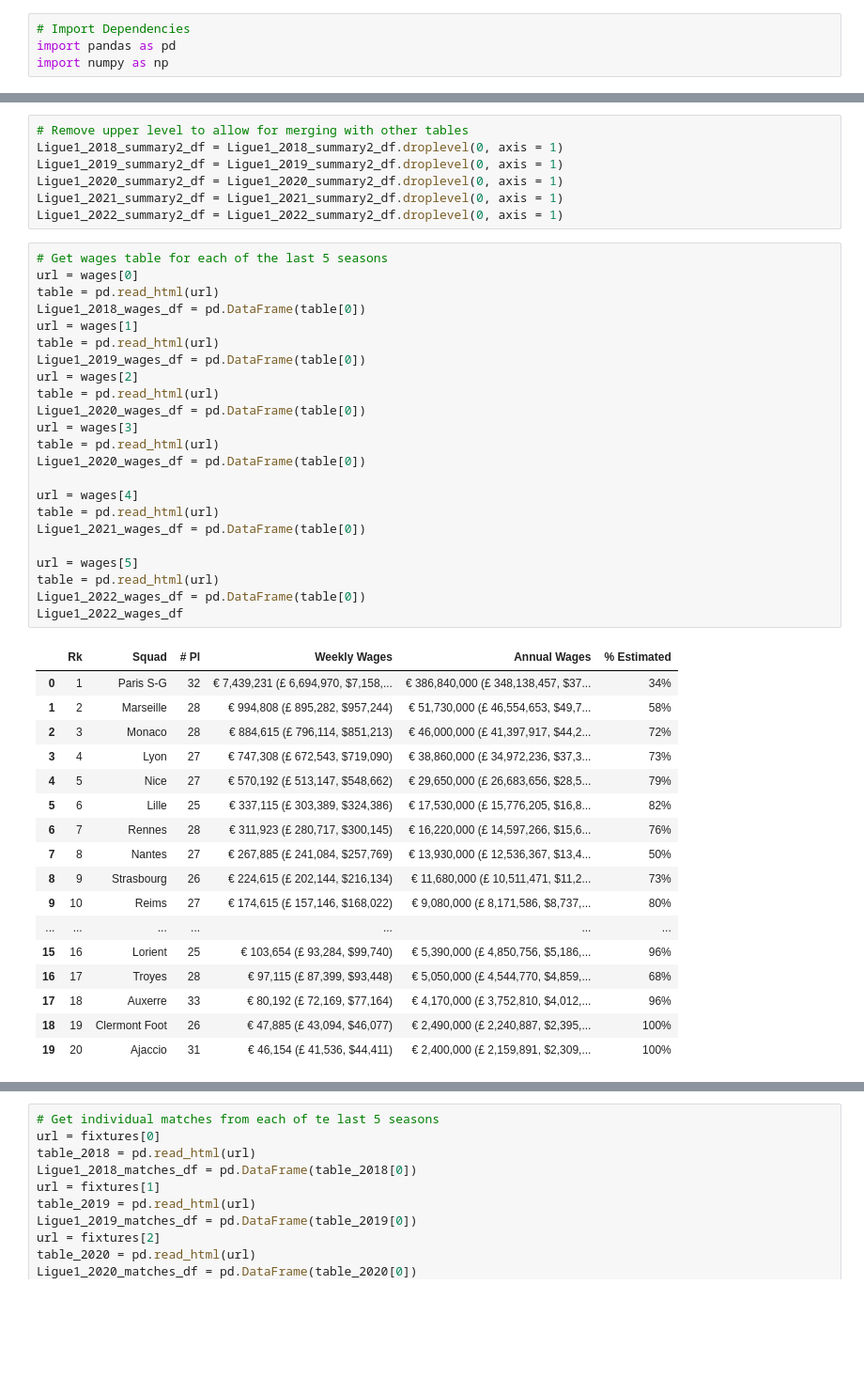
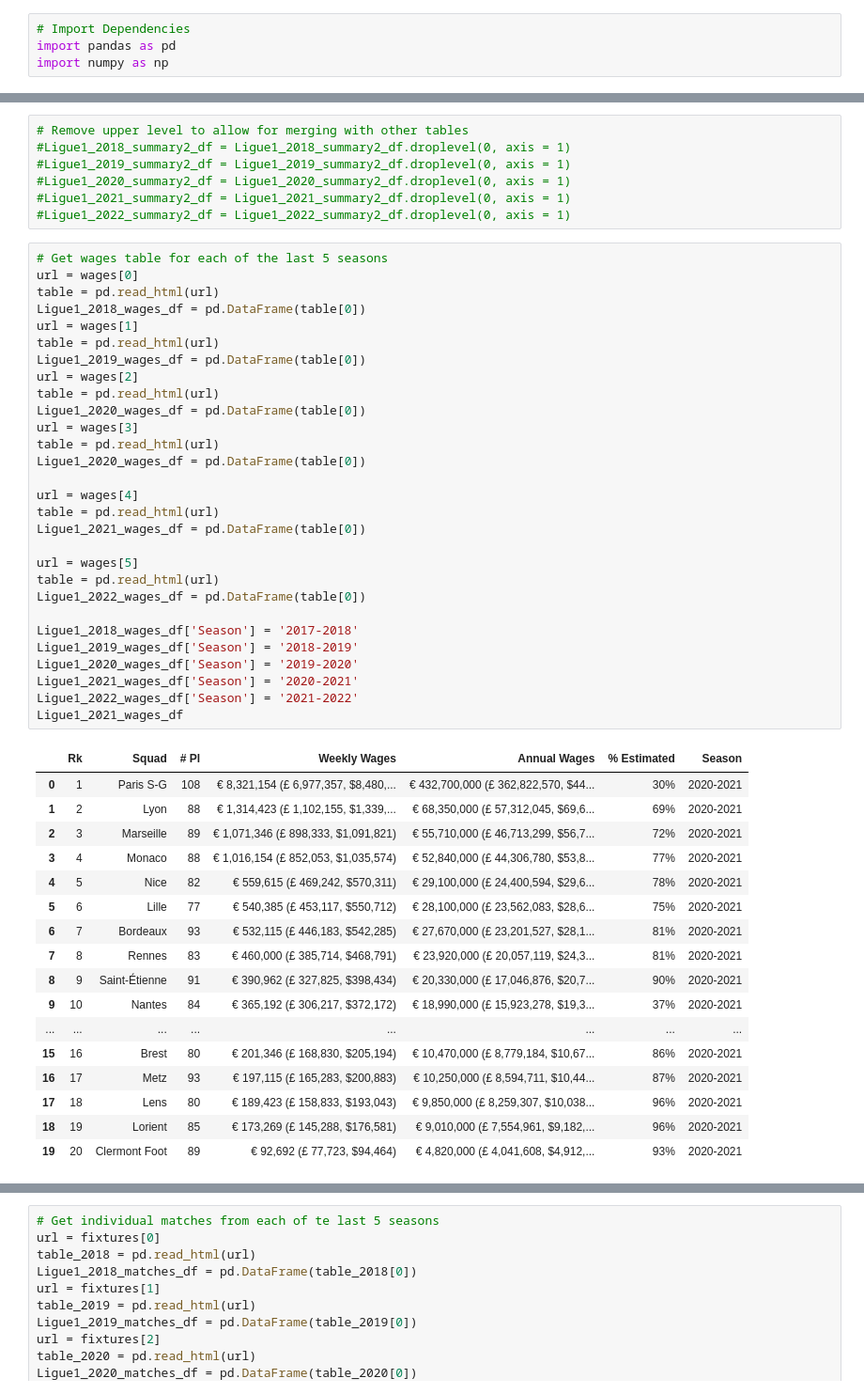
Before and after one commit to GurpreetChugh/Project-Football, a Jupyter notebook: Ligue1_Project_Football.ipynb, the cells around one changed output, grey strips where cells are left out. Shown at 94% size. Drawn from its saved outputs; the diff is of its cells as text; blank space fills up the shorter version.

```diff
--- a/Ligue1_Project_Football.ipynb
+++ b/Ligue1_Project_Football.ipynb
@@ -99,50 +116,56 @@ Ligue1_2022_summary2_df
 # %%
 # Remove upper level to allow for merging with other tables
-Ligue1_2018_summary2_df = Ligue1_2018_summary2_df.droplevel(0, axis = 1)
-Ligue1_2019_summary2_df = Ligue1_2019_summary2_df.droplevel(0, axis = 1)
-Ligue1_2020_summary2_df = Ligue1_2020_summary2_df.droplevel(0, axis = 1)
-Ligue1_2021_summary2_df = Ligue1_2021_summary2_df.droplevel(0, axis = 1)
-Ligue1_2022_summary2_df = Ligue1_2022_summary2_df.droplevel(0, axis = 1)
+#Ligue1_2018_summary2_df = Ligue1_2018_summary2_df.droplevel(0, axis = 1)
+#Ligue1_2019_summary2_df = Ligue1_2019_summary2_df.droplevel(0, axis = 1)
+#Ligue1_2020_summary2_df = Ligue1_2020_summary2_df.droplevel(0, axis = 1)
+#Ligue1_2021_summary2_df = Ligue1_2021_summary2_df.droplevel(0, axis = 1)
+#Ligue1_2022_summary2_df = Ligue1_2022_summary2_df.droplevel(0, axis = 1)
 # %%
 # Get wages table for each of the last 5 seasons
 url = wages[0]
 table = pd.read_html(url)
 Ligue1_2018_wages_df = pd.DataFrame(table[0])
 url = wages[1]
 table = pd.read_html(url)
 Ligue1_2019_wages_df = pd.DataFrame(table[0])
 url = wages[2]
 table = pd.read_html(url)
 Ligue1_2020_wages_df = pd.DataFrame(table[0])
 url = wages[3]
 table = pd.read_html(url)
 Ligue1_2020_wages_df = pd.DataFrame(table[0])
 
 url = wages[4]
 table = pd.read_html(url)
 Ligue1_2021_wages_df = pd.DataFrame(table[0])
 
 url = wages[5]
 table = pd.read_html(url)
 Ligue1_2022_wages_df = pd.DataFrame(table[0])
-Ligue1_2022_wages_df
+
+Ligue1_2018_wages_df['Season'] = '2017-2018'
+Ligue1_2019_wages_df['Season'] = '2018-2019'
+Ligue1_2020_wages_df['Season'] = '2019-2020'
+Ligue1_2021_wages_df['Season'] = '2020-2021'
+Ligue1_2022_wages_df['Season'] = '2021-2022'
+Ligue1_2021_wages_df
 # %% [output]
-|  | Rk | Squad | # Pl | Weekly Wages | Annual Wages | % Estimated |
-| 0 | 1 | Paris S-G | 32 | € 7,439,231 (£ 6,694,970, $7,158,... | € 386,840,000 (£ 348,138,457, $37... | 34% |
-| 1 | 2 | Marseille | 28 | € 994,808 (£ 895,282, $957,244) | € 51,730,000 (£ 46,554,653, $49,7... | 58% |
-| 2 | 3 | Monaco | 28 | € 884,615 (£ 796,114, $851,213) | € 46,000,000 (£ 41,397,917, $44,2... | 72% |
-| 3 | 4 | Lyon | 27 | € 747,308 (£ 672,543, $719,090) | € 38,860,000 (£ 34,972,236, $37,3... | 73% |
-| 4 | 5 | Nice | 27 | € 570,192 (£ 513,147, $548,662) | € 29,650,000 (£ 26,683,656, $28,5... | 79% |
-| 5 | 6 | Lille | 25 | € 337,115 (£ 303,389, $324,386) | € 17,530,000 (£ 15,776,205, $16,8... | 82% |
-| 6 | 7 | Rennes | 28 | € 311,923 (£ 280,717, $300,145) | € 16,220,000 (£ 14,597,266, $15,6... | 76% |
-| 7 | 8 | Nantes | 27 | € 267,885 (£ 241,084, $257,769) | € 13,930,000 (£ 12,536,367, $13,4... | 50% |
-| 8 | 9 | Strasbourg | 26 | € 224,615 (£ 202,144, $216,134) | € 11,680,000 (£ 10,511,471, $11,2... | 73% |
-| 9 | 10 | Reims | 27 | € 174,615 (£ 157,146, $168,022) | € 9,080,000 (£ 8,171,586, $8,737,... | 80% |
-| ... | ... | ... | ... | ... | ... | ... |
-| 15 | 16 | Lorient | 25 | € 103,654 (£ 93,284, $99,740) | € 5,390,000 (£ 4,850,756, $5,186,... | 96% |
-| 16 | 17 | Troyes | 28 | € 97,115 (£ 87,399, $93,448) | € 5,050,000 (£ 4,544,770, $4,859,... | 68% |
-| 17 | 18 | Auxerre | 33 | € 80,192 (£ 72,169, $77,164) | € 4,170,000 (£ 3,752,810, $4,012,... | 96% |
-| 18 | 19 | Clermont Foot | 26 | € 47,885 (£ 43,094, $46,077) | € 2,490,000 (£ 2,240,887, $2,395,... | 100% |
-| 19 | 20 | Ajaccio | 31 | € 46,154 (£ 41,536, $44,411) | € 2,400,000 (£ 2,159,891, $2,309,... | 100% |
+|  | Rk | Squad | # Pl | Weekly Wages | Annual Wages | % Estimated | Season |
+| 0 | 1 | Paris S-G | 108 | € 8,321,154 (£ 6,977,357, $8,480,... | € 432,700,000 (£ 362,822,570, $44... | 30% | 2020-2021 |
+| 1 | 2 | Lyon | 88 | € 1,314,423 (£ 1,102,155, $1,339,... | € 68,350,000 (£ 57,312,045, $69,6... | 69% | 2020-2021 |
+| 2 | 3 | Marseille | 89 | € 1,071,346 (£ 898,333, $1,091,821) | € 55,710,000 (£ 46,713,299, $56,7... | 72% | 2020-2021 |
+| 3 | 4 | Monaco | 88 | € 1,016,154 (£ 852,053, $1,035,574) | € 52,840,000 (£ 44,306,780, $53,8... | 77% | 2020-2021 |
+| 4 | 5 | Nice | 82 | € 559,615 (£ 469,242, $570,311) | € 29,100,000 (£ 24,400,594, $29,6... | 78% | 2020-2021 |
+| 5 | 6 | Lille | 77 | € 540,385 (£ 453,117, $550,712) | € 28,100,000 (£ 23,562,083, $28,6... | 75% | 2020-2021 |
+| 6 | 7 | Bordeaux | 93 | € 532,115 (£ 446,183, $542,285) | € 27,670,000 (£ 23,201,527, $28,1... | 81% | 2020-2021 |
+| 7 | 8 | Rennes | 83 | € 460,000 (£ 385,714, $468,791) | € 23,920,000 (£ 20,057,119, $24,3... | 81% | 2020-2021 |
+| 8 | 9 | Saint-Étienne | 91 | € 390,962 (£ 327,825, $398,434) | € 20,330,000 (£ 17,046,876, $20,7... | 90% | 2020-2021 |
+| 9 | 10 | Nantes | 84 | € 365,192 (£ 306,217, $372,172) | € 18,990,000 (£ 15,923,278, $19,3... | 37% | 2020-2021 |
+| ... | ... | ... | ... | ... | ... | ... | ... |
+| 15 | 16 | Brest | 80 | € 201,346 (£ 168,830, $205,194) | € 10,470,000 (£ 8,779,184, $10,67... | 86% | 2020-2021 |
+| 16 | 17 | Metz | 93 | € 197,115 (£ 165,283, $200,883) | € 10,250,000 (£ 8,594,711, $10,44... | 87% | 2020-2021 |
+| 17 | 18 | Lens | 80 | € 189,423 (£ 158,833, $193,043) | € 9,850,000 (£ 8,259,307, $10,038... | 96% | 2020-2021 |
+| 18 | 19 | Lorient | 85 | € 173,269 (£ 145,288, $176,581) | € 9,010,000 (£ 7,554,961, $9,182,... | 96% | 2020-2021 |
+| 19 | 20 | Clermont Foot | 89 | € 92,692 (£ 77,723, $94,464) | € 4,820,000 (£ 4,041,608, $4,912,... | 93% | 2020-2021 |
 # %%
 # Merge wages and season summary for each season
```
Also changed, not shown: parts of 27 cells of this notebook.
